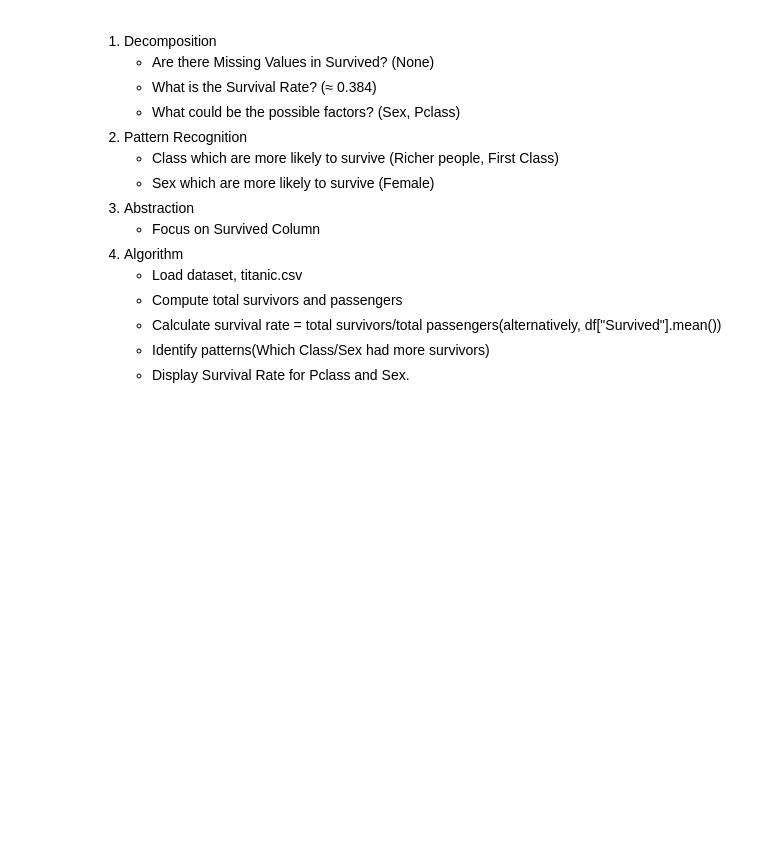
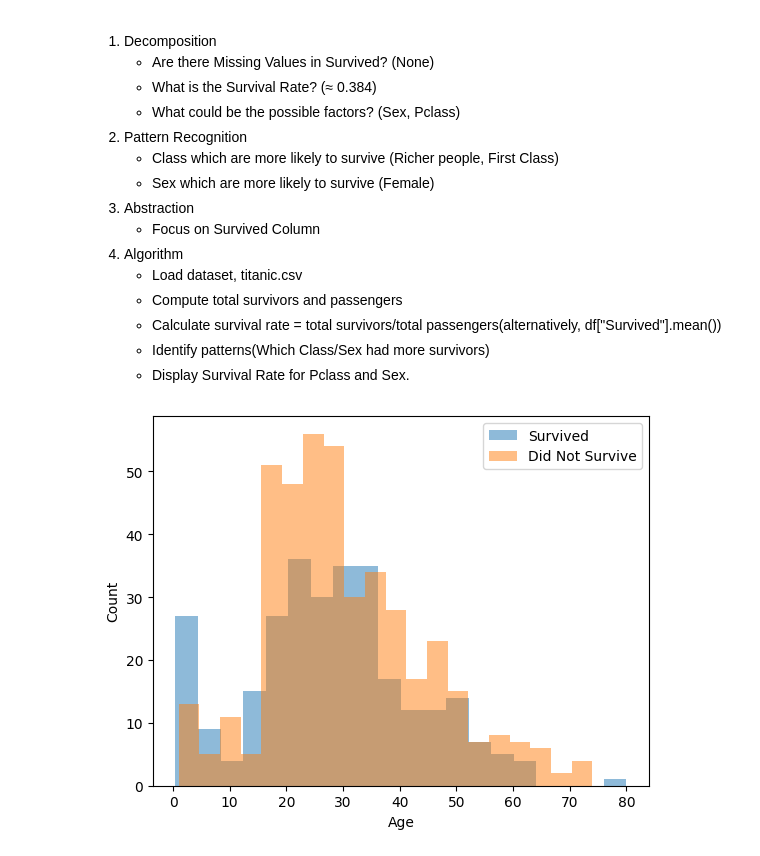
Before and after one commit to Czrvillareal/activities, a Jupyter notebook: lab1_titanic_villareal.ipynb, the cells around one changed output. Drawn from its saved outputs; the diff is of its cells as text; code cells hidden in the pictures; blank space fills up the shorter version.

```diff
--- a/lab1_titanic_villareal.ipynb
+++ b/lab1_titanic_villareal.ipynb
@@ -219,3 +221,13 @@ Using computation thinking, determine the survival rate of all passengers in the
     - Calculate survival rate = total survivors/total passengers(alternatively, df["Survived"].mean())
     - Identify patterns(Which Class/Sex had more survivors)
     - Display Survival Rate for Pclass and Sex.
+# %%
+# Plot age distribution of survivors vs. non-survivors
+plt.hist(df[df["Survived"] == 1]["Age"].dropna(), bins=20, alpha=0.5, label="Survived")
+plt.hist(df[df["Survived"] == 0]["Age"].dropna(), bins=20, alpha=0.5, label="Did Not Survive")
+plt.legend()
+plt.xlabel("Age")
+plt.ylabel("Count")
+plt.show()
+# %% [output]
+[figure, added]
```
Also changed, not shown: parts of 3 cells of this notebook.
